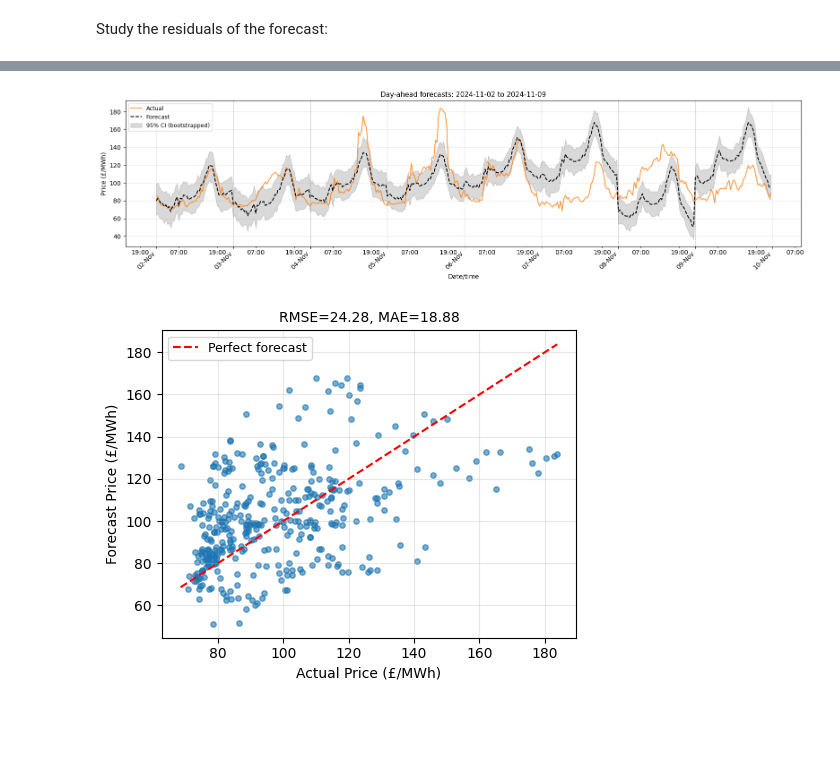
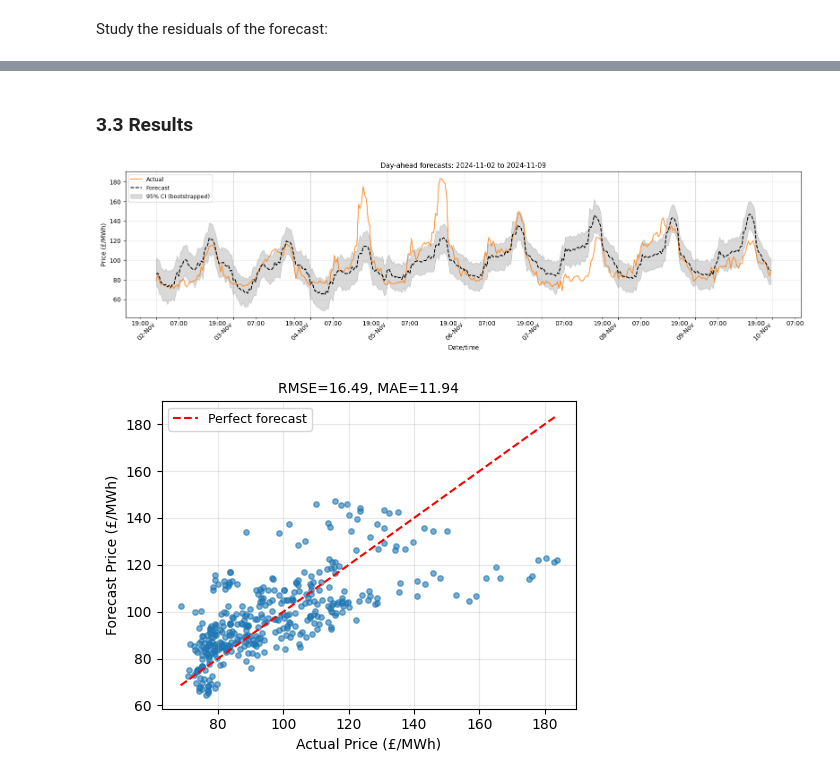
Before and after one commit to christianfenton/electricity_pricing, a Jupyter notebook: models/sarimax.ipynb, the cells around one changed output, grey strips where cells are left out. Saved outputs shown, nothing was run; the diff lists cells and outputs as text; code cells hidden in the pictures; blank space fills up the shorter version.

```diff
--- a/models/sarimax.ipynb
+++ b/models/sarimax.ipynb
@@ -104,8 +104,10 @@ temporal_features = [
     "is_weekend",
 ]
 
-train_feature_cols = temporal_features + ["demand_train", "wind_train"]
-forecast_feature_cols = temporal_features + ["demand_forecast", "wind_forecast"]
+# Note: ARIMA converges better without demand and wind variables,
+# so they've been dropped for now.
+train_feature_cols = temporal_features #+ ["demand_train", "wind_train"]
+forecast_feature_cols = temporal_features #+ ["demand_forecast", "wind_forecast"]
 
 # Drop unnecessary columns
 cols = set(
@@ -435,7 +447,7 @@ Setup:
 import datetime as dt
 
 # Rolling forecast parameters
-n_train_samples = 48 * 7 * 2  # Use 8 weeks of training data
+n_train_samples = 48 * 7  # 1 weeks of training data
 forecast_days = 7  # Number of day-ahead forecasts
 issue_period = 18  # Issue forecast at 09:00 (period 18)
 n_bootstrap = 500  # Bootstrap samples per forecast
@@ -458,7 +470,7 @@ print(f"  Total: {len(issue_dates)} days")
 
 # Model specification
 order = (1, 1, 1)
-seasonal_order = (1, 1, 1, 48)
+seasonal_order = (0, 1, 1, 48)
 
 print("\nModel specification:")
 print(f"  (p, d, q): {order}")
@@ -512,12 +526,12 @@ results = rolling_dayahead_forecast(
     df,
     issue_dates,
     issue_period,
-    n_train_samples=n_train_samples,
+    n_train_samples,
+    endog_col=price_col,
+    date_col=date_col,
+    period_col=period_col,
     exog_cols_fit=train_feature_cols,
     exog_cols_predict=forecast_feature_cols,
-    date_col=date_col,
-    period_col=period_col,
-    endog_col=price_col,
     percentiles=[2.5, 97.5],
     n_bootstrap=n_bootstrap,
     seed=0,
@@ -557,3 +580,5 @@ Mean CI width: 29.56 £/MWh
+# %% [markdown]
+### 3.3 Results
 # %%
 from utilities.evaluation import mae, rmse
 import matplotlib.dates as mdates
@@ -592,36 +617,33 @@ ax.xaxis.set_major_locator(mdates.DayLocator())
 ax.xaxis.set_minor_formatter(mdates.DateFormatter('%H:%M'))
 ax.xaxis.set_minor_locator(mdates.HourLocator(interval=12))
 
 # Labels and title
 date_range = f"{unique_dates[0].date()} to {unique_dates[-1].date()}"
 ax.set_xlabel("Date/time", fontsize=10)
 ax.set_ylabel("Price (£/MWh)", fontsize=10)
 ax.set_title(f"Day-ahead forecasts: {date_range}", fontsize=11)
 ax.legend(fontsize=9, loc="best")
 ax.grid(True, alpha=0.3)
 plt.xticks(rotation=45, ha='right')
 plt.show()
 
 # Scatter plot
 fig, ax = plt.subplots(figsize=(5, 4), layout="tight")
 scatter = ax.scatter(results["actual"], results["forecast"], alpha=0.6, s=15)
 ax.plot(
     [results["actual"].min(), results["actual"].max()],
     [results["actual"].min(), results["actual"].max()],
     "r--", label="Perfect forecast", linewidth=1.5
 )
 
 _rmse = rmse(results["forecast"].values, results["actual"].values)
 _mae = mae(results["forecast"].values, results["actual"].values)
 ax.set_xlabel("Actual Price (£/MWh)", fontsize=10)
 ax.set_ylabel("Forecast Price (£/MWh)", fontsize=10)
-ax.set_title(
-    f"RMSE={_rmse:.2f}, MAE={_mae:.2f}",
-    fontsize=10
-)
+ax.set_title(f"RMSE={_rmse:.2f}, MAE={_mae:.2f}", fontsize=10)
 ax.legend(fontsize=9)
 ax.grid(True, alpha=0.3)
 plt.show()
 # %% [output]
-[figure, old version]
+[figure, new version]
-[figure, old version]
+[figure, new version]
```
Also changed, not shown: parts of 23 cells of this notebook, 2 other files.
